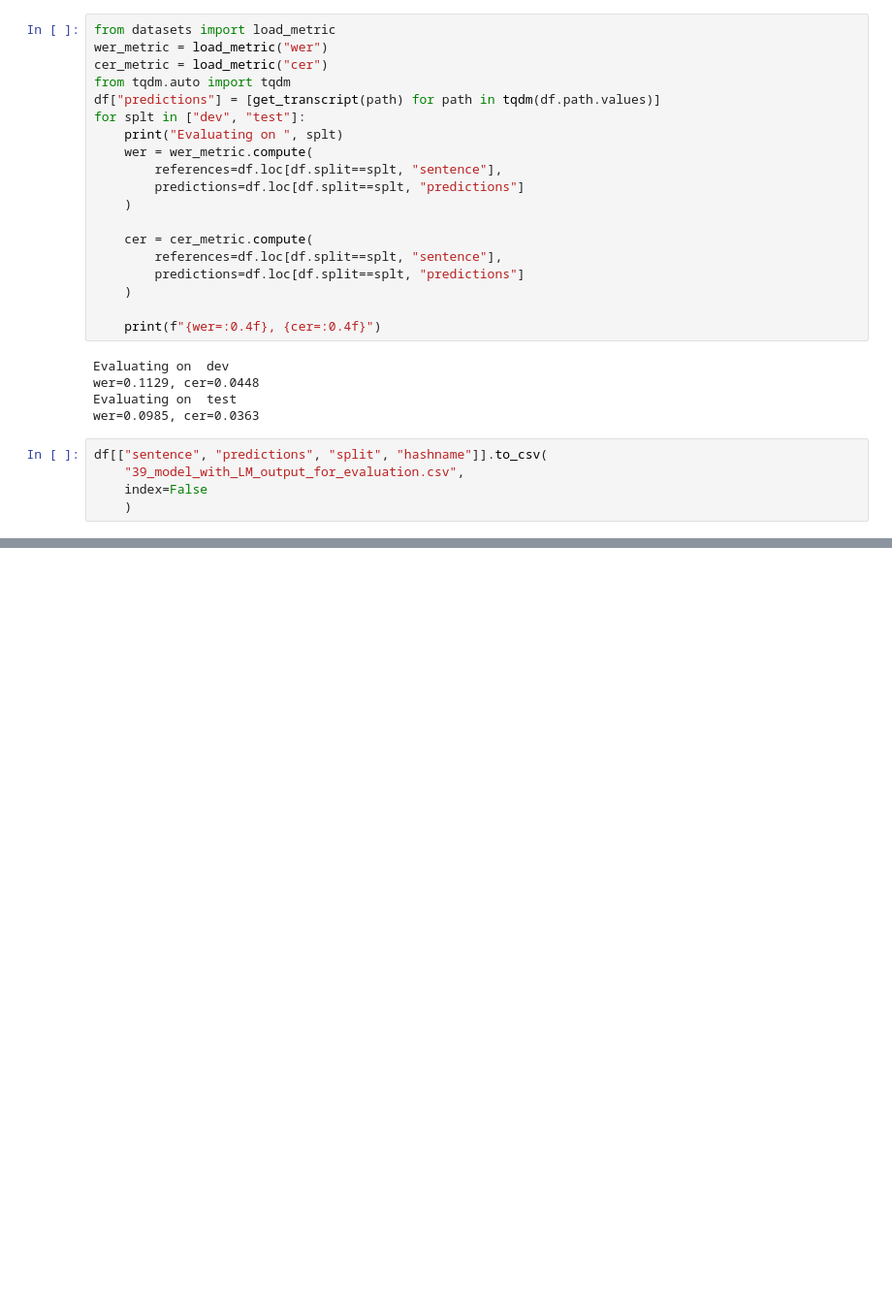
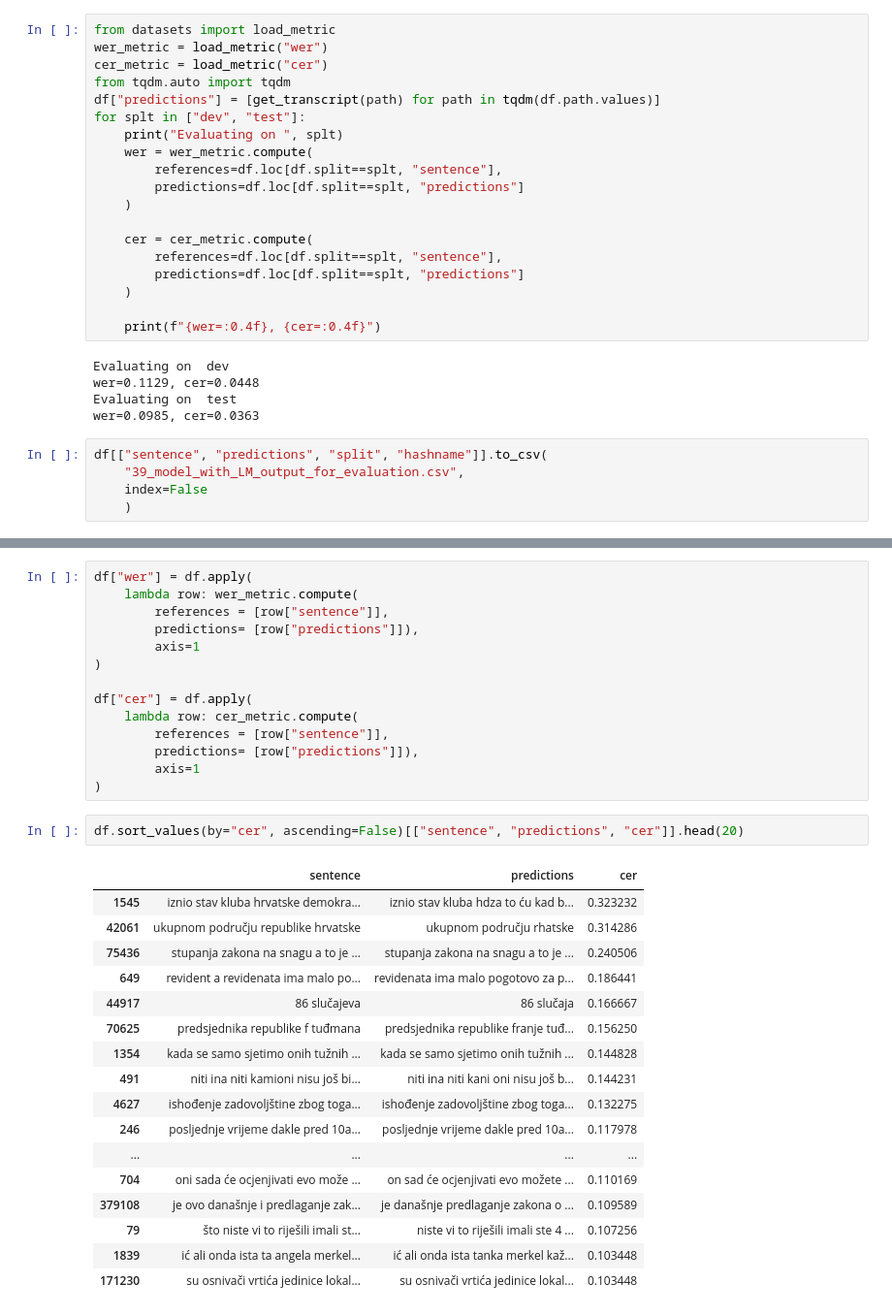
Before and after one commit to 5roop/task8, a Jupyter notebook: 39_2_LM_evaluation.ipynb, the cells around one changed output, grey strips where cells are left out. Shown at 97% size. Cells and saved outputs as stored; diff of their text form; blank space fills up the shorter version.

```diff
--- a/39_2_LM_evaluation.ipynb
+++ b/39_2_LM_evaluation.ipynb
@@ -80,0 +102,34 @@ df[["sentence", "predictions", "split", "hashname"]].to_csv(
+# %%
+df["wer"] = df.apply(
+    lambda row: wer_metric.compute(
+        references = [row["sentence"]],
+        predictions= [row["predictions"]]),
+        axis=1
+)
+
+df["cer"] = df.apply(
+    lambda row: cer_metric.compute(
+        references = [row["sentence"]],
+        predictions= [row["predictions"]]),
+        axis=1
+)
+# %%
+df.sort_values(by="cer", ascending=False)[["sentence", "predictions", "cer"]].head(20)
+# %% [output]
+|  | sentence | predictions | cer |
+| 1545 | iznio stav kluba hrvatske demokra... | iznio stav kluba hdza to ću kad b... | 0.323232 |
+| 42061 | ukupnom području republike hrvatske | ukupnom području rhatske | 0.314286 |
+| 75436 | stupanja zakona na snagu a to je ... | stupanja zakona na snagu a to je ... | 0.240506 |
+| 649 | revident a revidenata ima malo po... | revidenata ima malo pogotovo za p... | 0.186441 |
+| 44917 | 86 slučajeva | 86 slučaja | 0.166667 |
+| 70625 | predsjednika republike f tuđmana | predsjednika republike franje tuđ... | 0.156250 |
+| 1354 | kada se samo sjetimo onih tužnih ... | kada se samo sjetimo onih tužnih ... | 0.144828 |
+| 491 | niti ina niti kamioni nisu još bi... | niti ina niti kani oni nisu još b... | 0.144231 |
+| 4627 | ishođenje zadovoljštine zbog toga... | ishođenje zadovoljštine zbog toga... | 0.132275 |
+| 246 | posljednje vrijeme dakle pred 10a... | posljednje vrijeme dakle pred 10a... | 0.117978 |
+| ... | ... | ... | ... |
+| 704 | oni sada će ocjenjivati evo može ... | on sad će ocjenjivati evo možete ... | 0.110169 |
+| 379108 | je ovo današnje i predlaganje zak... | je današnje predlaganje zakona o ... | 0.109589 |
+| 79 | što niste vi to riješili imali st... | niste vi to riješili imali ste 4 ... | 0.107256 |
+| 1839 | ić ali onda ista ta angela merkel... | ić ali onda ista tanka merkel kaž... | 0.103448 |
+| 171230 | su osnivači vrtića jedinice lokal... | su osnivači vrtića jedinice lokal... | 0.103448 |
```
Also changed, not shown: parts of 1 cell of this notebook.
